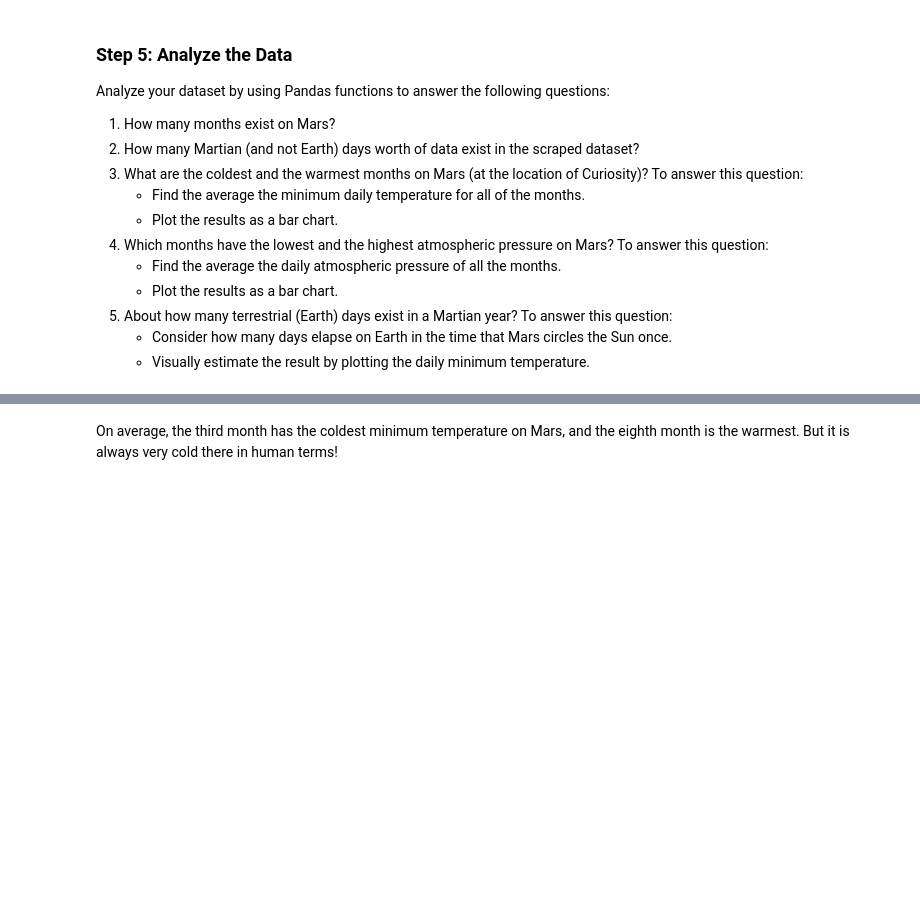
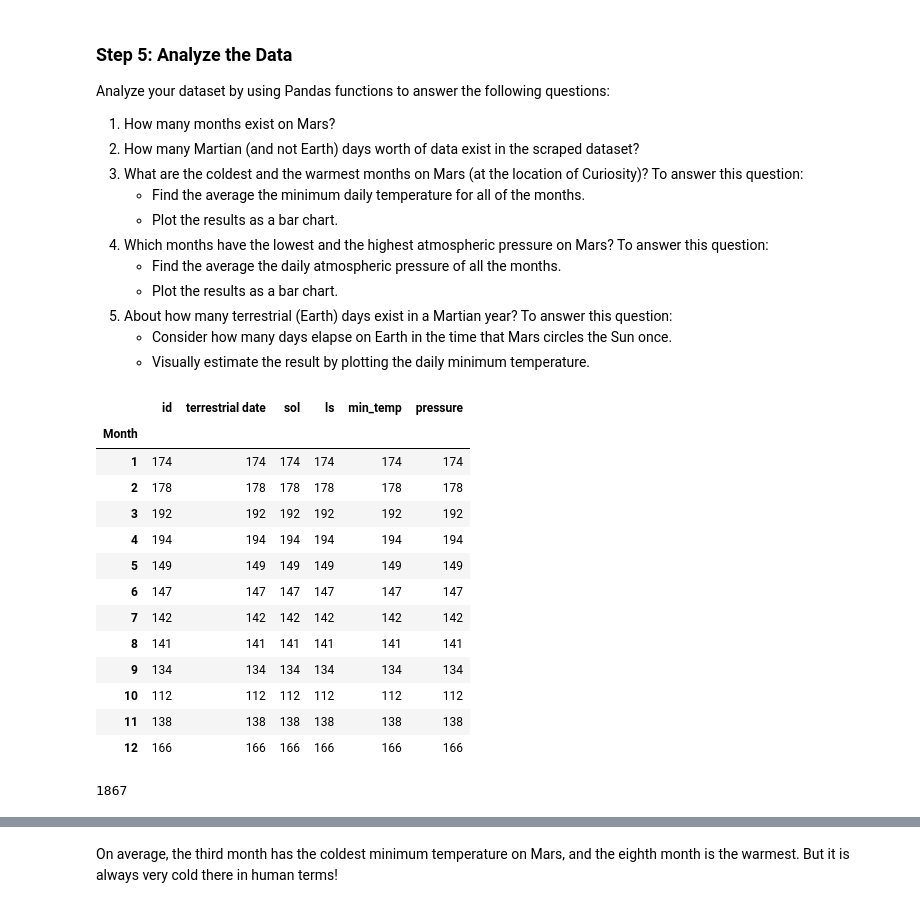
Before and after one commit to Bruppert333/Mission-to-Mars, a Jupyter notebook: Starter_Code/part_2_mars_weather.ipynb, the cells around one changed output, grey strips where cells are left out. Cells and saved outputs as stored; diff of their text form; code cells hidden in the pictures; blank space fills up the shorter version.

```diff
--- a/Starter_Code/part_2_mars_weather.ipynb
+++ b/Starter_Code/part_2_mars_weather.ipynb
@@ -150,7 +174,26 @@ Analyze your dataset by using Pandas functions to answer the following questions
     * Visually estimate the result by plotting the daily minimum temperature.
 # %%
 # 1. How many months are there on Mars?
+martian_df.groupby('Month').count()
+# %% [output]
+|  | id | terrestrial date | sol | ls | min_temp | pressure |
+| Month |  |  |  |  |  |  |
+| 1 | 174 | 174 | 174 | 174 | 174 | 174 |
+| 2 | 178 | 178 | 178 | 178 | 178 | 178 |
+| 3 | 192 | 192 | 192 | 192 | 192 | 192 |
+| 4 | 194 | 194 | 194 | 194 | 194 | 194 |
+| 5 | 149 | 149 | 149 | 149 | 149 | 149 |
+| 6 | 147 | 147 | 147 | 147 | 147 | 147 |
+| 7 | 142 | 142 | 142 | 142 | 142 | 142 |
+| 8 | 141 | 141 | 141 | 141 | 141 | 141 |
+| 9 | 134 | 134 | 134 | 134 | 134 | 134 |
+| 10 | 112 | 112 | 112 | 112 | 112 | 112 |
+| 11 | 138 | 138 | 138 | 138 | 138 | 138 |
+| 12 | 166 | 166 | 166 | 166 | 166 | 166 |
 # %%
 # 2. How many Martian days' worth of data are there?
+martian_df["sol"].count()
+# %% [output]
+1867
 # %%
 # 3. What is the average low temperature by month?
```
Also changed, not shown: parts of 16 cells of this notebook, 2 other files.
